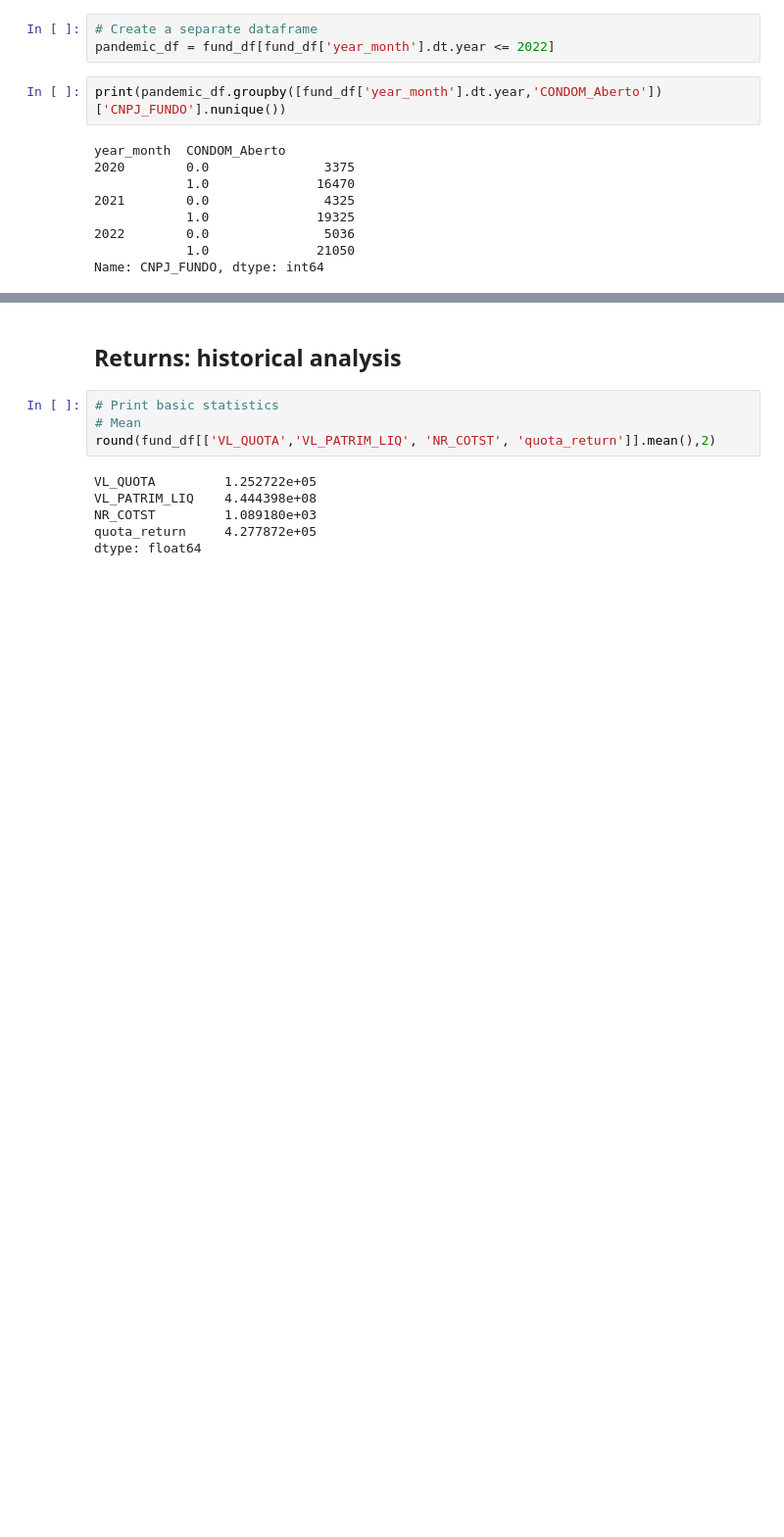
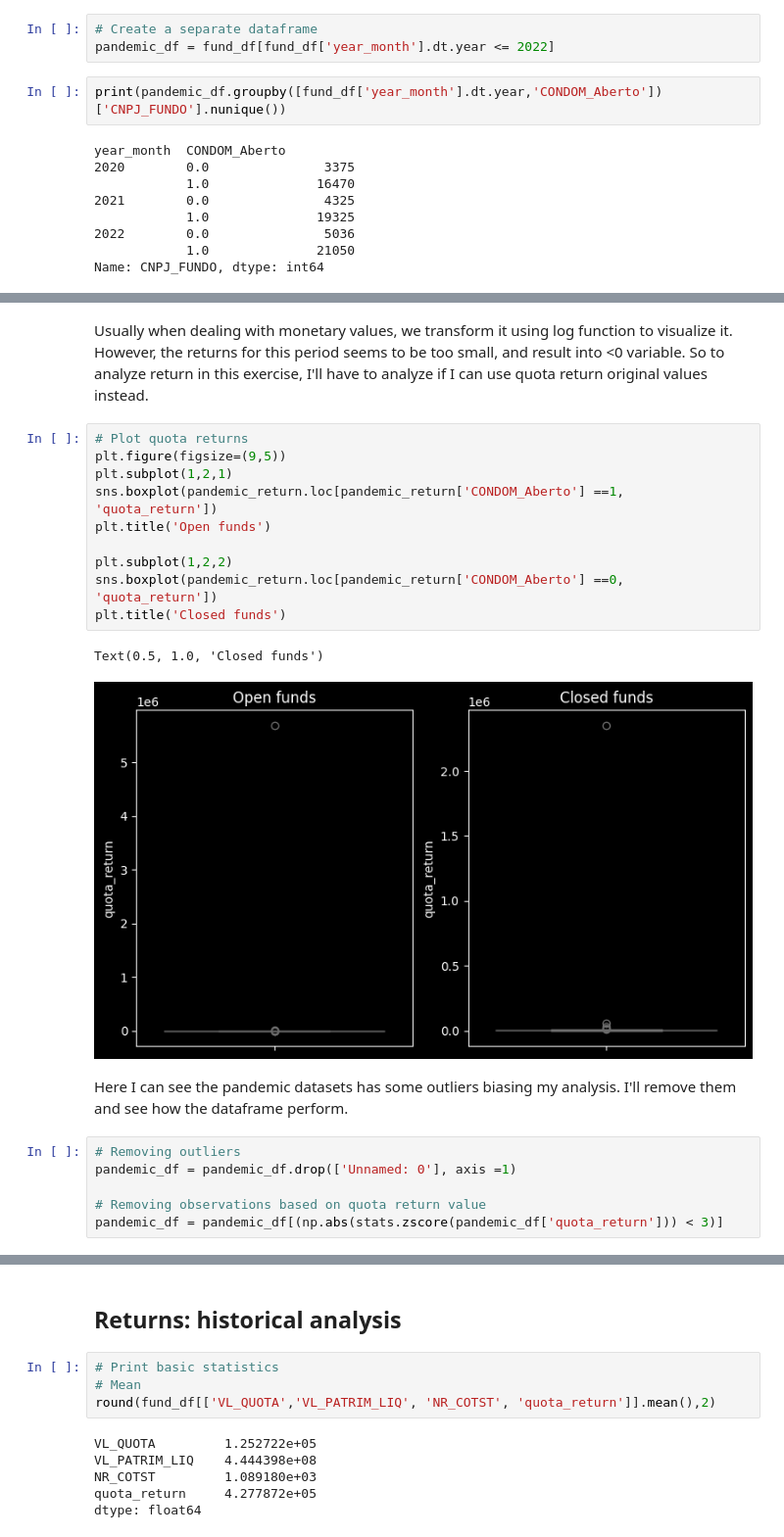
Before and after one commit to Ana-Akaishi/data-science-projects, a Jupyter notebook: Brazilian Investment Funds/notebooks/02 - EDA.ipynb, the cells around one changed output, grey strips where cells are left out. Shown: that part at 98% size. Saved outputs shown, nothing was run; the diff lists cells and outputs as text; blank space fills up the shorter version.

```diff
--- a/Brazilian Investment Funds/notebooks/02 - EDA.ipynb
+++ b/Brazilian Investment Funds/notebooks/02 - EDA.ipynb
@@ -110,2 +113,25 @@ pandemic_return['log_return'].mean()
 # %% [output]
 -2.977151560588301
+# %% [markdown]
+Usually when dealing with monetary values, we transform it using log function to visualize it. However, the returns for this period seems to be too small, and result into <0 variable. So to analyze return in this exercise, I'll have to analyze if I can use quota return original values instead.
+# %%
+# Plot quota returns
+plt.figure(figsize=(9,5))
+plt.subplot(1,2,1)
+sns.boxplot(pandemic_return.loc[pandemic_return['CONDOM_Aberto'] ==1, 'quota_return'])
+plt.title('Open funds')
+
+plt.subplot(1,2,2)
+sns.boxplot(pandemic_return.loc[pandemic_return['CONDOM_Aberto'] ==0, 'quota_return'])
+plt.title('Closed funds')
+# %% [output]
+Text(0.5, 1.0, 'Closed funds')
+[figure, added]
+# %% [markdown]
+Here I can see the pandemic datasets has some outliers biasing my analysis. I'll remove them and see how the dataframe perform.
+# %%
+# Removing outliers
+pandemic_df = pandemic_df.drop(['Unnamed: 0'], axis =1)
+
+# Removing observations based on quota return value
+pandemic_df = pandemic_df[(np.abs(stats.zscore(pandemic_df['quota_return'])) < 3)]
```
Also changed, not shown: parts of 20 cells of this notebook.
